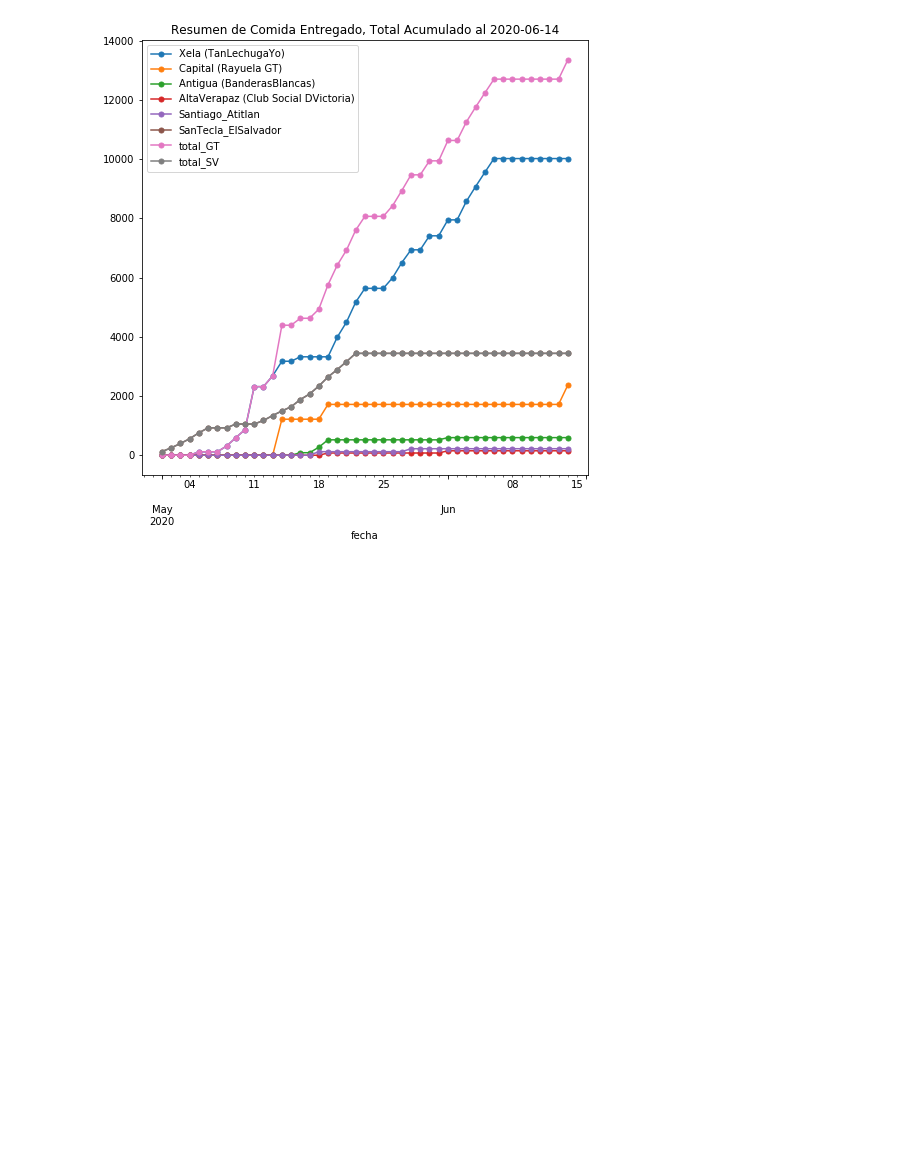
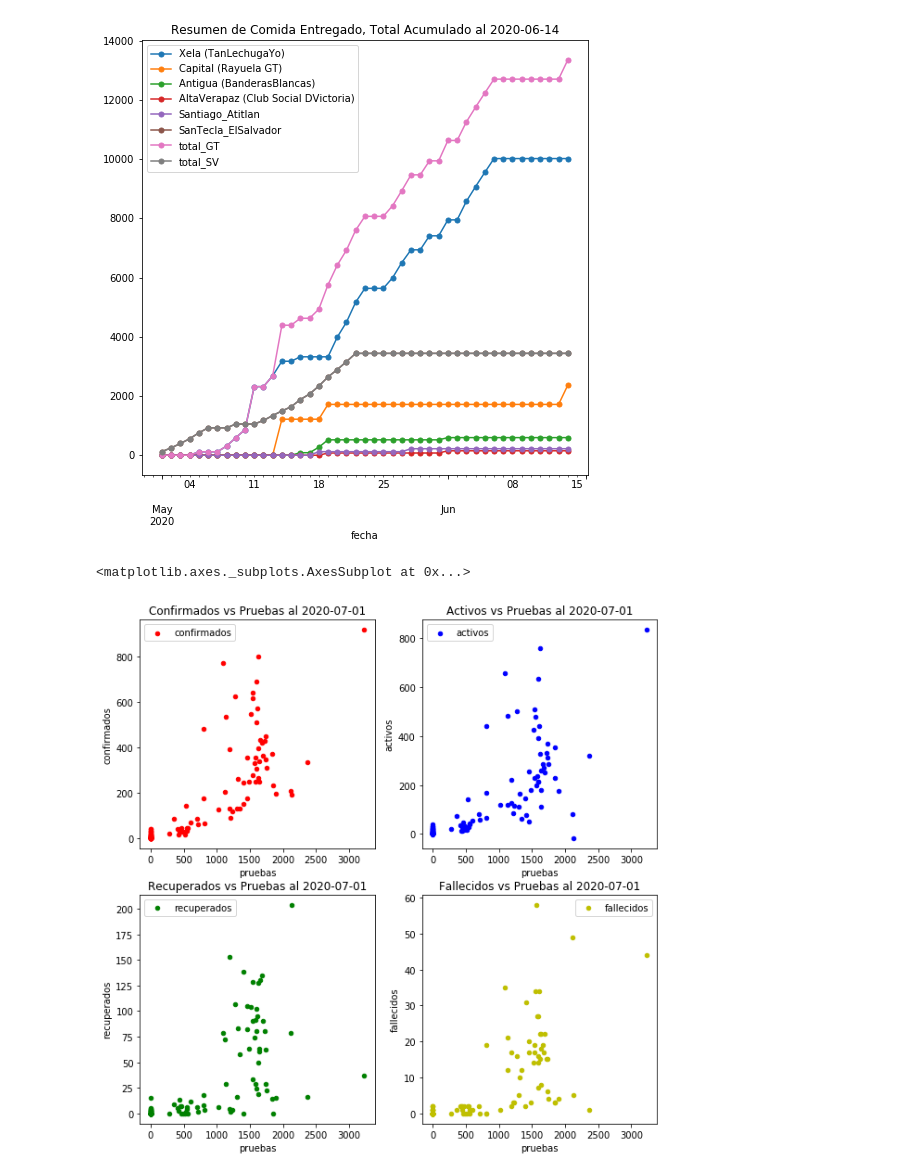
Before and after one commit to ncovgt2020/ncovgt2020, a Jupyter notebook: scripts/analisis_basico_casos.ipynb, the cells around one changed output. Saved outputs shown, nothing was run; the diff lists cells and outputs as text; code cells hidden in the pictures; blank space fills up the shorter version.

```diff
--- a/scripts/analisis_basico_casos.ipynb
+++ b/scripts/analisis_basico_casos.ipynb
@@ -130,3 +130,26 @@ ollaComunitaria.cumsum().plot( ax = fig3ax1, marker='.',markersize=10)
 fig3.savefig("../imgs/hambre.png".format())
 # %% [output]
 [figure]
+# %%
+fig4 = plt.figure(figsize=(10,10))
+fig4ax1 = fig4.add_subplot(2,2,1)
+fig4ax2 = fig4.add_subplot(2,2,2)
+fig4ax3 = fig4.add_subplot(2,2,3)
+fig4ax4 = fig4.add_subplot(2,2,4)
+
+fig4ax1.set_title('Confirmados vs Pruebas al {}'.format(reversed_cumsum.index.tolist()[-1].strftime('%Y-%m-%d')))
+fig4ax2.set_title('Activos vs Pruebas al {}'.format(reversed_cumsum.index.tolist()[-1].strftime('%Y-%m-%d')))
+fig4ax3.set_title('Recuperados vs Pruebas al {}'.format(reversed_cumsum.index.tolist()[-1].strftime('%Y-%m-%d')))
+fig4ax4.set_title('Fallecidos vs Pruebas al {}'.format(reversed_cumsum.index.tolist()[-1].strftime('%Y-%m-%d')))
+
+
+reversed_cumsum.plot.scatter( x = "pruebas", y = "confirmados", ax = fig4ax1, label = "confirmados", c="r")#, marker='.',markersize=10)
+reversed_cumsum.plot.scatter( x = "pruebas", y = "activos", ax = fig4ax2, label = "activos", c = "b")#, marker='.',markersize=10)
+reversed_cumsum.plot.scatter( x = "pruebas", y = "recuperados", ax = fig4ax3, label = "recuperados", c= "g")#, marker='.',markersize=10)
+reversed_cumsum.plot.scatter( x = "pruebas", y = "fallecidos", ax = fig4ax4, label = "fallecidos", c = "y")#, marker='.',markersize=10)
+
+
+#fig3.savefig("../imgs/hambre.png".format())
+# %% [output]
+<matplotlib.axes._subplots.AxesSubplot at 0x...>
+[figure, added]
```
Also changed, not shown: parts of 7 cells of this notebook, 10 other files.
